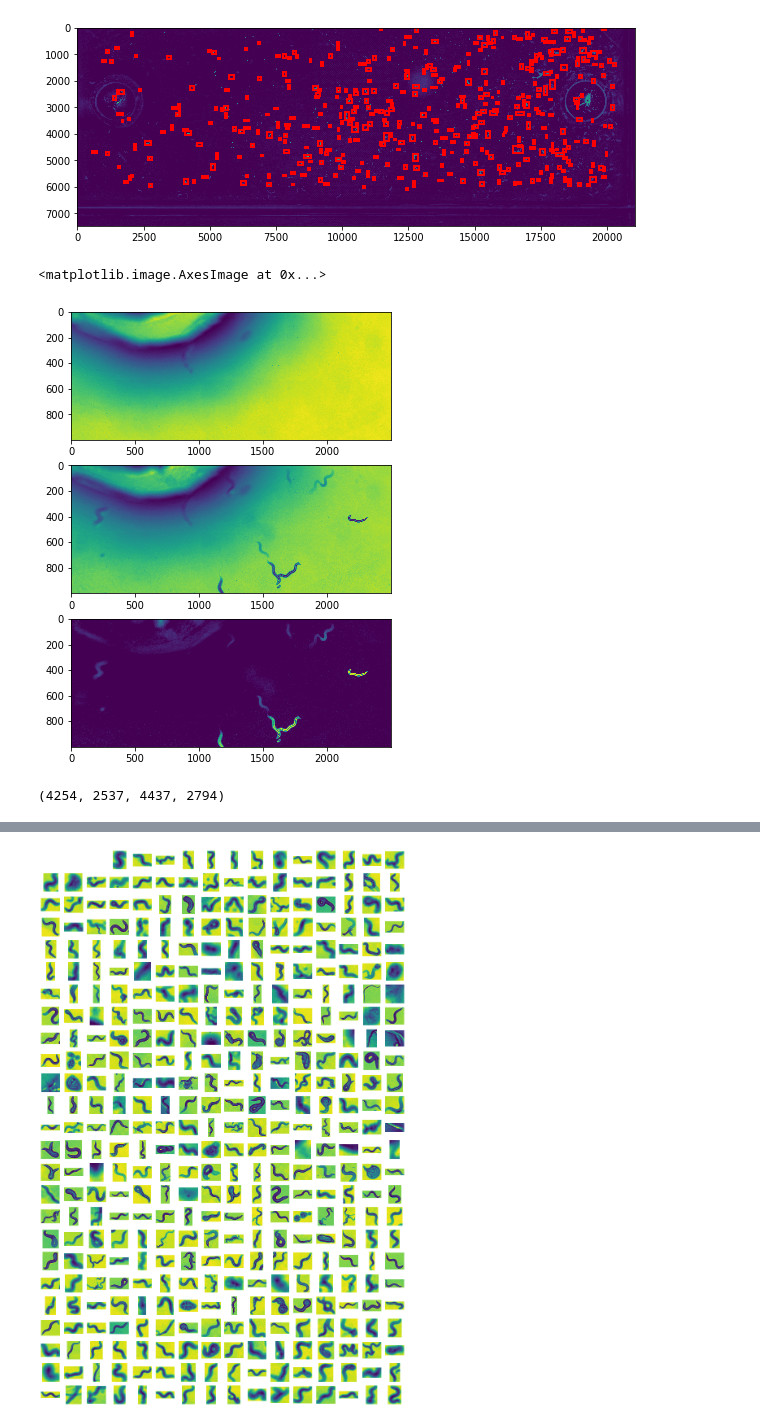
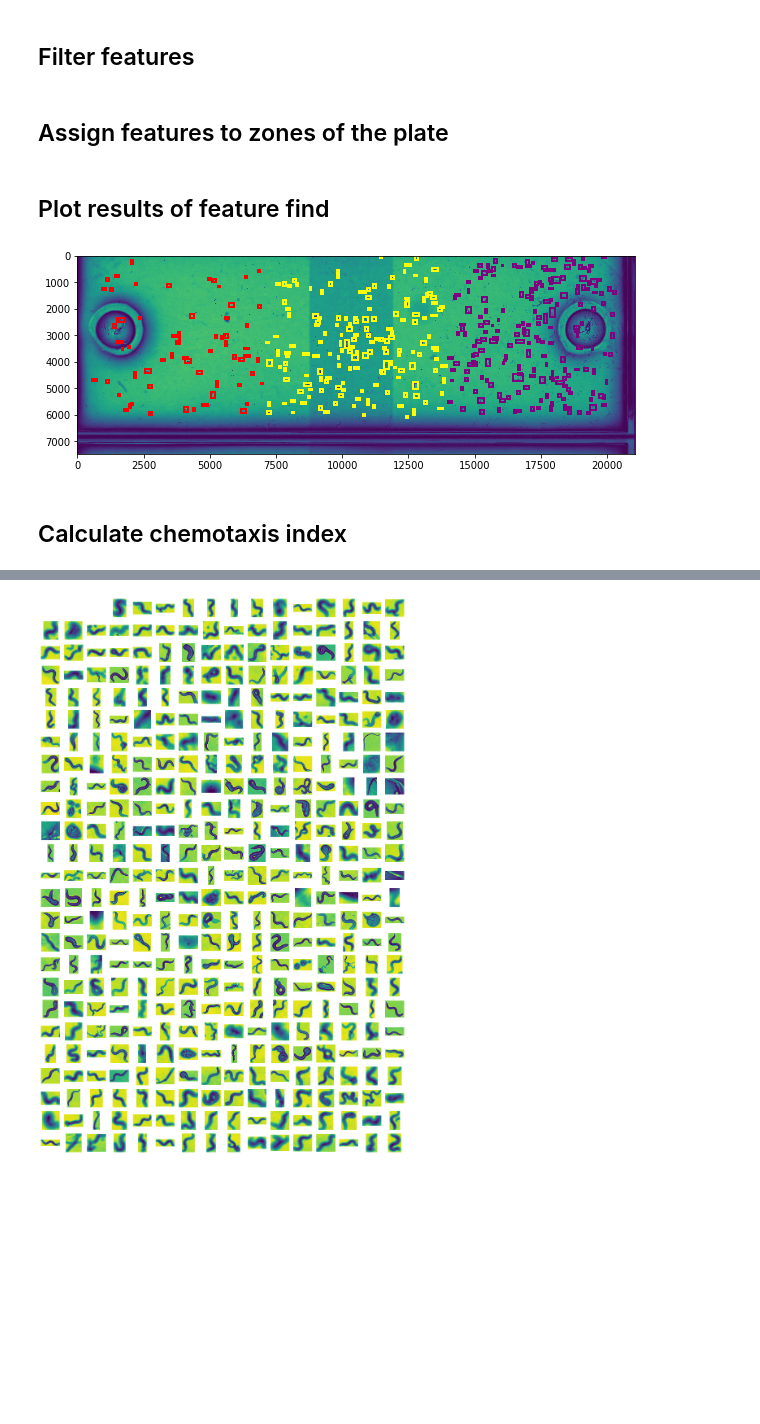
Before and after one commit to Neuroplant-Resources/Neuroplant-OWL, a Jupyter notebook: Neuroplant imaging tests.ipynb, the cells around one changed output, grey strips where cells are left out. Saved outputs shown, nothing was run; the diff lists cells and outputs as text; code cells hidden in the pictures; blank space fills up the shorter version.

```diff
--- a/Neuroplant imaging tests.ipynb
+++ b/Neuroplant imaging tests.ipynb
@@ -59,0 +22,3 @@ Found 12574 features.
+# %%
+plate_number = 1
+data_location = pathlib.Path('/Users/adam/Documents/Neuroplant/Images')
@@ -60,36 +77,49 @@ Found 12574 features.
+# %% [markdown]
+## Filter features
+# %%
+filtered_regions = region_df.loc[
+    (region_df['area'] >= 2000) &
+    (region_df['area'] <= 20000)]
+# %% [markdown]
+## Assign features to zones of the plate
+# %%
+left_area_boundary = int(fin_image.shape[1]/3)
+right_area_boundary = int(2 * (fin_image.shape[1] / 3))
+
+left_side_worms = filtered_regions[[centroid[1] <= left_area_boundary
+                                    for centroid in filtered_regions['centroid']]]
+middle_worms = filtered_regions[[centroid[1] > left_area_boundary and centroid[1] <= right_area_boundary
+                                 for centroid in filtered_regions['centroid']]]
+right_side_worms = filtered_regions[[centroid[1] > right_area_boundary
+                                     for centroid in filtered_regions['centroid']]]
+# %% [markdown]
+## Plot results of feature find
 # %%
-fig, ax = plt.subplots(figsize=(10, 10))
-ax.imshow(bkg_subtract)
+fig, ax = plt.subplots(figsize=(10, 5))
+ax.imshow(fin_image)
 
-filtered_regions = []
-for region in region_info:
-    # take regions with reasonable areas
-    if (region.area >= 2000 and region.area <=20000):
-        # draw rectangle around segmented worms
-        minr, minc, maxr, maxc = region.bbox
-        rect = mpl.patches.Rectangle((minc, minr), maxc - minc, maxr - minr,
-                                  fill=False, edgecolor='red', linewidth=2)
-        ax.add_patch(rect)
-        filtered_regions.append(region)
-#         if minc>=2500 and minc<3500 and minr>3500 and minr<4500:
-#             ax.text(x=minc, y=minr, s=str(region.label), color='white')
+for index, row in left_side_worms.iterrows():
+    minr, minc, maxr, maxc = row['bbox']
+    rect = mpl.patches.Rectangle((minc, minr), maxc - minc, maxr - minr,
+                              fill=False, edgecolor='red', linewidth=2)
+    ax.add_patch(rect)
+
+for index, row in middle_worms.iterrows():
+    minr, minc, maxr, maxc = row['bbox']
+    rect = mpl.patches.Rectangle((minc, minr), maxc - minc, maxr - minr,
+                              fill=False, edgecolor='yellow', linewidth=2)
+    ax.add_patch(rect)
+
+for index, row in right_side_worms.iterrows():
+    minr, minc, maxr, maxc = row['bbox']
+    rect = mpl.patches.Rectangle((minc, minr), maxc - minc, maxr - minr,
+                              fill=False, edgecolor='purple', linewidth=2)
+    ax.add_patch(rect)
 
 # ax.set_ylim(3500, 4500)
 # ax.set_xlim(2500, 3500);
 # fig.savefig('../filtered_regions.png')
 # %% [output]
-[figure, old version]
+[figure, new version]
-# %%
-fig, axes = plt.subplots(nrows=3, ncols=1, figsize=(8, 8))
-
-axes[0].imshow(pre_image[3500:4500, 1000:3500])
-axes[1].imshow(fin_image[3500:4500, 1000:3500])
-axes[2].imshow(bkg_subtract[3500:4500, 1000:3500])
-# %% [output]
-<matplotlib.image.AxesImage at 0x...>
-[figure, removed]
-# %%
-dir(region_info[10220])
-region_info[10220].bbox
-# %% [output]
-(4254, 2537, 4437, 2794)
+# %% [markdown]
+## Calculate chemotaxis index
```
Also changed, not shown: parts of 24 cells of this notebook.
